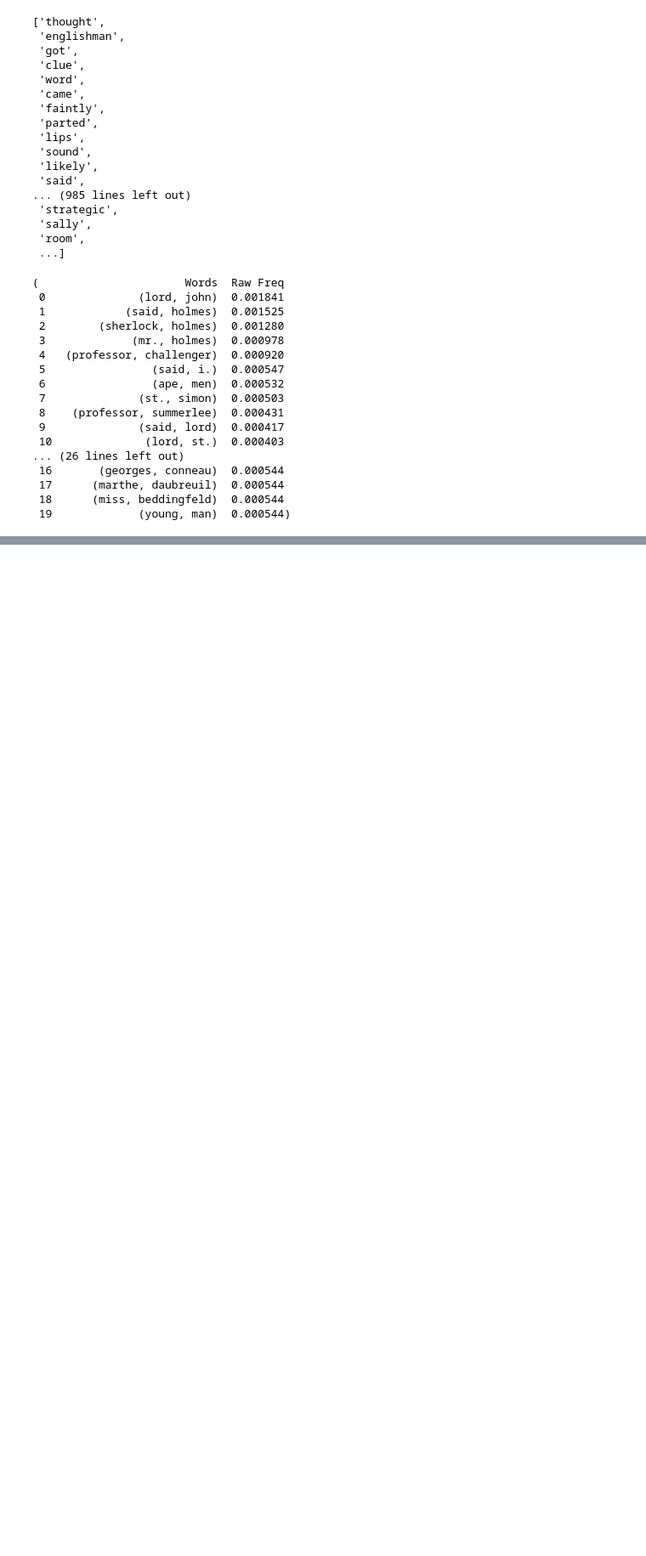
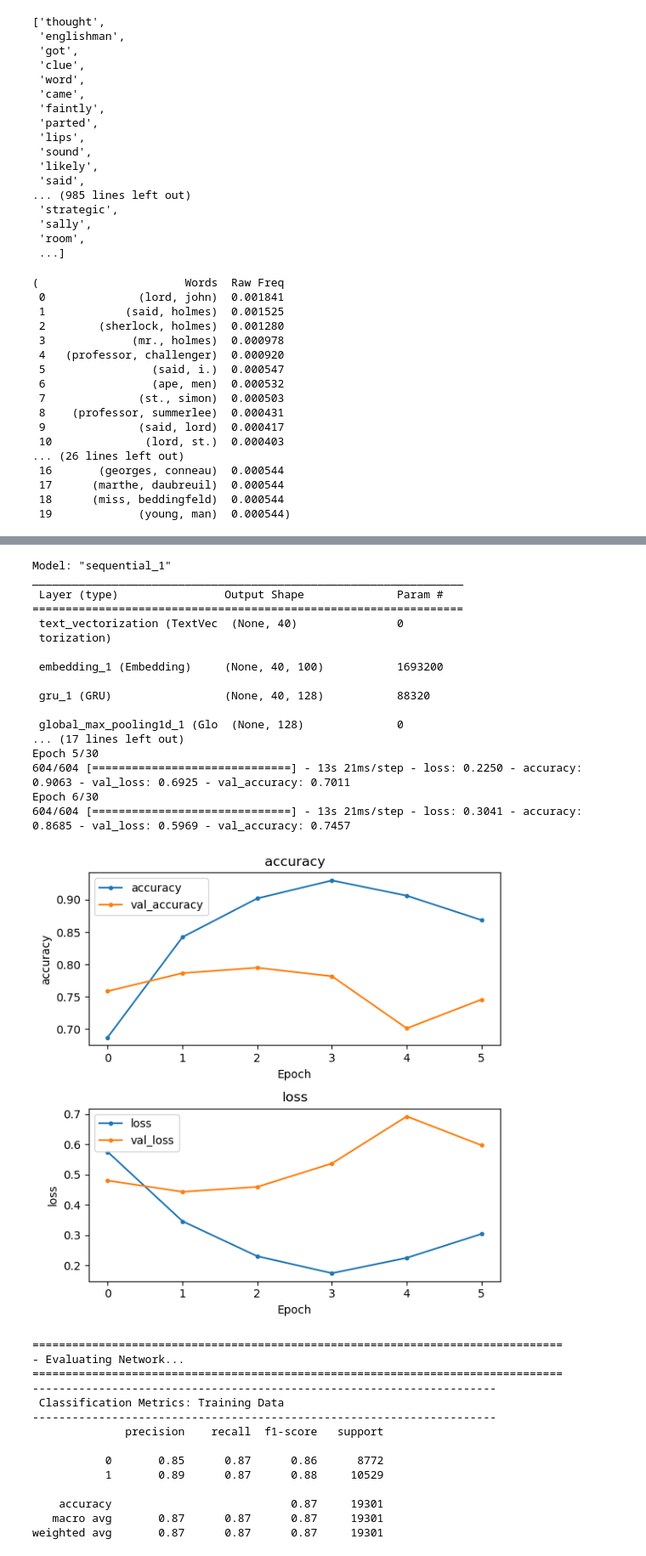
Before and after one commit to purvikansara/NLP_MockBelt, a Jupyter notebook: MockBelt_NLP.ipynb, the cells around one changed output, grey strips where cells are left out. Shown: that part at 85% size. Saved outputs shown, nothing was run; the diff lists cells and outputs as text; code cells hidden in the pictures; blank space fills up the shorter version.

```diff
--- a/MockBelt_NLP.ipynb
+++ b/MockBelt_NLP.ipynb
@@ -279,0 +513,7 @@ bigram_grp_ConanDoyle,bigram_grp_Christie
+# %%
+# Convert to a dataset object using Dataset.from_tensor_slices()
+
+ds = tf.data.Dataset.from_tensor_slices((X, y_encoded))
+
+# Shuffle dataset
+ds = ds.shuffle(buffer_size=len(ds),reshuffle_each_iteration=False)
@@ -279,0 +577,8 @@ bigram_grp_ConanDoyle,bigram_grp_Christie
+# %%
+SEQUENCE_LENGTH = 40
+# Create text Vectorization layer
+text_vectorizer = tf.keras.layers.TextVectorization(
+    standardize="lower_and_strip_punctuation",
+    output_mode="int",
+    output_sequence_length=SEQUENCE_LENGTH
+)
@@ -279,0 +616,4 @@ bigram_grp_ConanDoyle,bigram_grp_Christie
+# %%
+# Programmatically define size of vocab from vectorization layer
+VOCAB_SIZE = text_vectorizer.vocabulary_size()
+VOCAB_SIZE
@@ -279,0 +624,2 @@ bigram_grp_ConanDoyle,bigram_grp_Christie
+# %%
+EMBED_DIM = 100
@@ -279,0 +666,56 @@ bigram_grp_ConanDoyle,bigram_grp_Christie
+# %%
+# Build the gru model and specify the vectorizer
+from tensorflow.keras.models import Sequential
+from tensorflow.keras import layers, optimizers, regularizers
+
+gru_model = build_gru_model(text_vectorizer)
+
+# Defien number of epocs
+EPOCHS = 30
+
+# Fit the model
+history = gru_model.fit(
+    train_ds,
+    epochs=EPOCHS,
+    validation_data=val_ds,
+    callbacks=get_callbacks(),
+)
+
+# Obtain the results
+results = fn.evaluate_classification_network(
+    gru_model, X_train=train_ds,
+    X_test=test_ds, history=history
+);
+# %% [output]
+Model: "sequential_1"
+_________________________________________________________________
+ Layer (type)                Output Shape              Param #
+=================================================================
+ text_vectorization (TextVec  (None, 40)               0
+ torization)
+
+ embedding_1 (Embedding)     (None, 40, 100)           1693200
+
+ gru_1 (GRU)                 (None, 40, 128)           88320
+
+ global_max_pooling1d_1 (Glo  (None, 128)              0
+... (17 lines left out)
+Epoch 5/30
+604/604 [==============================] - 13s 21ms/step - loss: 0.2250 - accuracy: 0.9063 - val_loss: 0.6925 - val_accuracy: 0.7011
+Epoch 6/30
+604/604 [==============================] - 13s 21ms/step - loss: 0.3041 - accuracy: 0.8685 - val_loss: 0.5969 - val_accuracy: 0.7457
+[figure, added]
+================================================================================
+- Evaluating Network...
+================================================================================
+----------------------------------------------------------------------
+ Classification Metrics: Training Data
+----------------------------------------------------------------------
+              precision    recall  f1-score   support
+
+           0       0.85      0.87      0.86      8772
+           1       0.89      0.87      0.88     10529
+
+    accuracy                           0.87     19301
+   macro avg       0.87      0.87      0.87     19301
+weighted avg       0.87      0.87      0.87     19301
```
Also changed, not shown: parts of 56 cells of this notebook, 5 other files.
